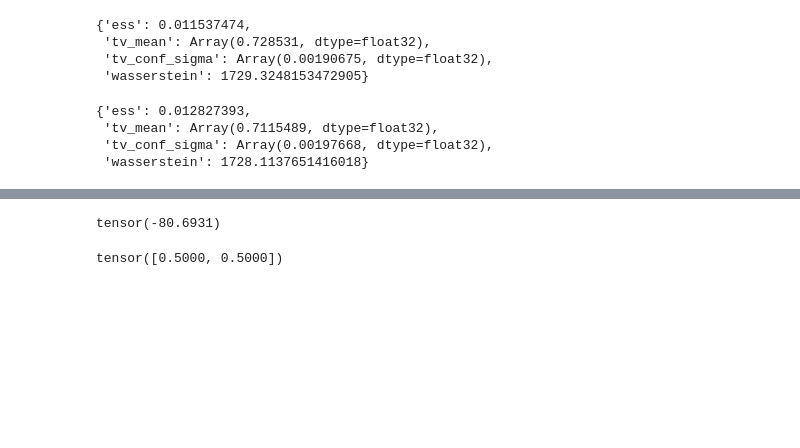
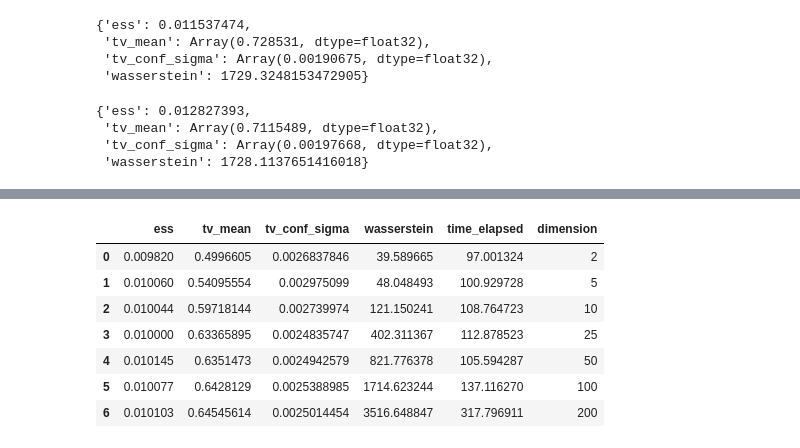
Before and after one commit to cepessh/LangevinMCMC, a Jupyter notebook: mala.ipynb, the cells around one changed output, grey strips where cells are left out. Cells and saved outputs as stored; diff of their text form; code cells hidden in the pictures; blank space fills up the shorter version.

```diff
--- a/mala.ipynb
+++ b/mala.ipynb
@@ -237,11 +229,11 @@ pd.DataFrame(res_total["fisher_mala"])
-# %%
-logp = Tensor([-90, -80])
-weights = torch.full_like(logp, 1/len(logp))
-
-Tensor(torch.log(torch.exp(logp) @ weights))
-# %% [output]
-tensor(-80.6931)
-# %%
-torch.full_like(logp, 1/len(logp))
-# %% [output]
-tensor([0.5000, 0.5000])
+# %%
+pd.DataFrame(res_total["mala_old"])
+# %% [output]
+|  | ess | tv_mean | tv_conf_sigma | wasserstein | time_elapsed | dimension |
+| 0 | 0.009820 | 0.4996605 | 0.0026837846 | 39.589665 | 97.001324 | 2 |
+| 1 | 0.010060 | 0.54095554 | 0.002975099 | 48.048493 | 100.929728 | 5 |
+| 2 | 0.010044 | 0.59718144 | 0.002739974 | 121.150241 | 108.764723 | 10 |
+| 3 | 0.010000 | 0.63365895 | 0.0024835747 | 402.311367 | 112.878523 | 25 |
+| 4 | 0.010145 | 0.6351473 | 0.0024942579 | 821.776378 | 105.594287 | 50 |
+| 5 | 0.010077 | 0.6428129 | 0.0025388985 | 1714.623244 | 137.116270 | 100 |
+| 6 | 0.010103 | 0.64545614 | 0.0025014454 | 3516.648847 | 317.796911 | 200 |
```
Also changed, not shown: parts of 9 cells of this notebook.
